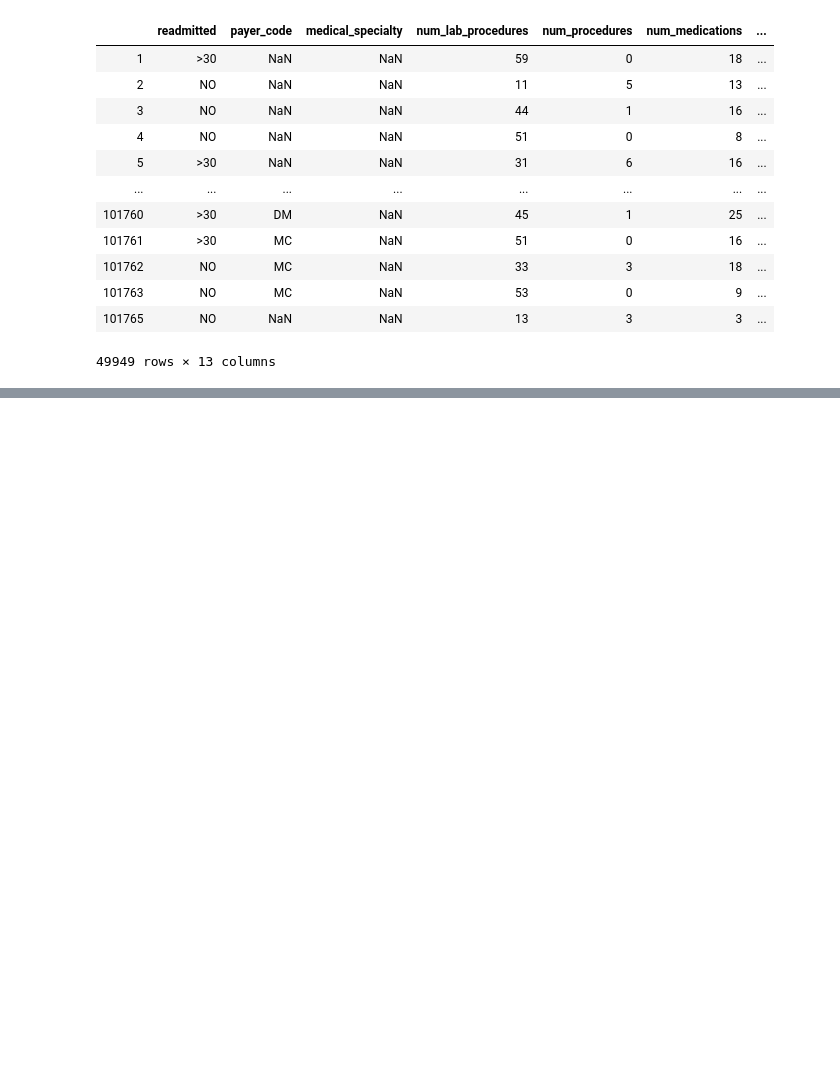
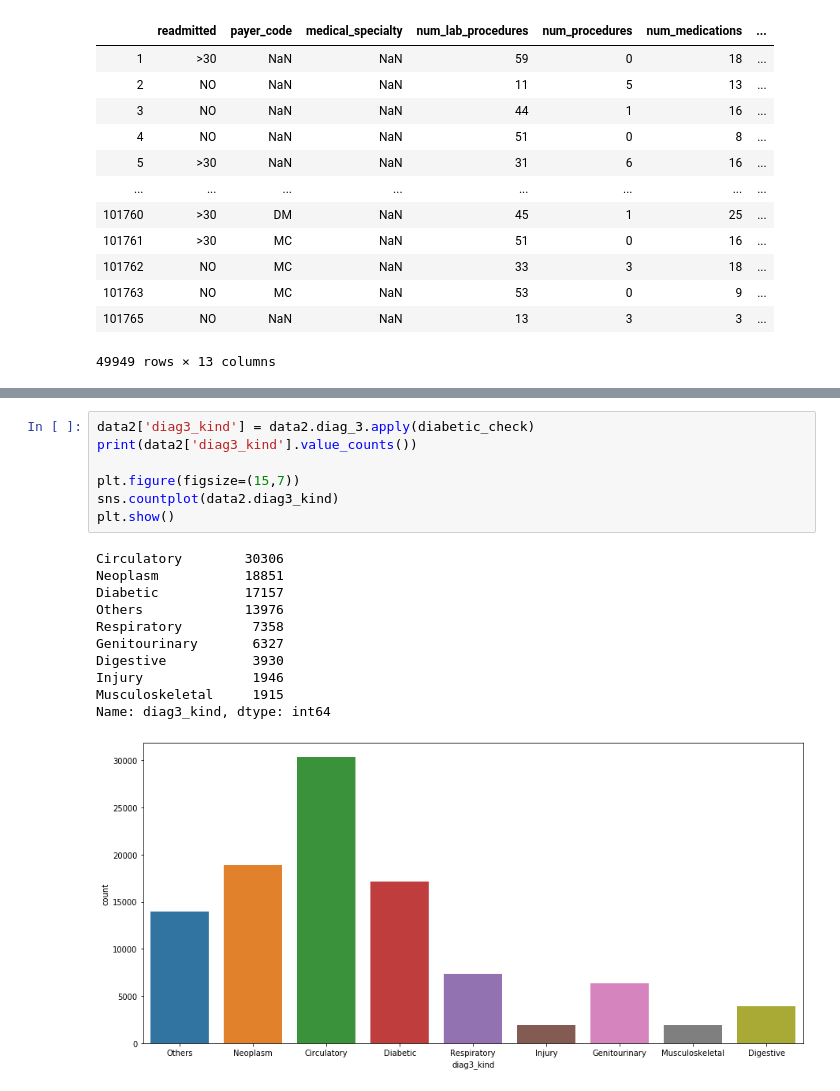
Before and after one commit to yqazw/GreatLearning-Capstone, a Jupyter notebook: Capstone Project - Diabetic Dataset - Yagjna Kurra.ipynb, the cells around one changed output, grey strips where cells are left out. Cells and saved outputs as stored; diff of their text form; blank space fills up the shorter version.

```diff
--- a/Capstone Project - Diabetic Dataset - Yagjna Kurra.ipynb
+++ b/Capstone Project - Diabetic Dataset - Yagjna Kurra.ipynb
@@ -397,0 +528,19 @@ data2[data2.medical_specialty.isnull()]
+# %%
+data2['diag3_kind'] = data2.diag_3.apply(diabetic_check)
+print(data2['diag3_kind'].value_counts())
+
+plt.figure(figsize=(15,7))
+sns.countplot(data2.diag3_kind)
+plt.show()
+# %% [output]
+Circulatory        30306
+Neoplasm           18851
+Diabetic           17157
+Others             13976
+Respiratory         7358
+Genitourinary       6327
+Digestive           3930
+Injury              1946
+Musculoskeletal     1915
+Name: diag3_kind, dtype: int64
+[figure, added]
```
Also changed, not shown: parts of 8 cells of this notebook.
